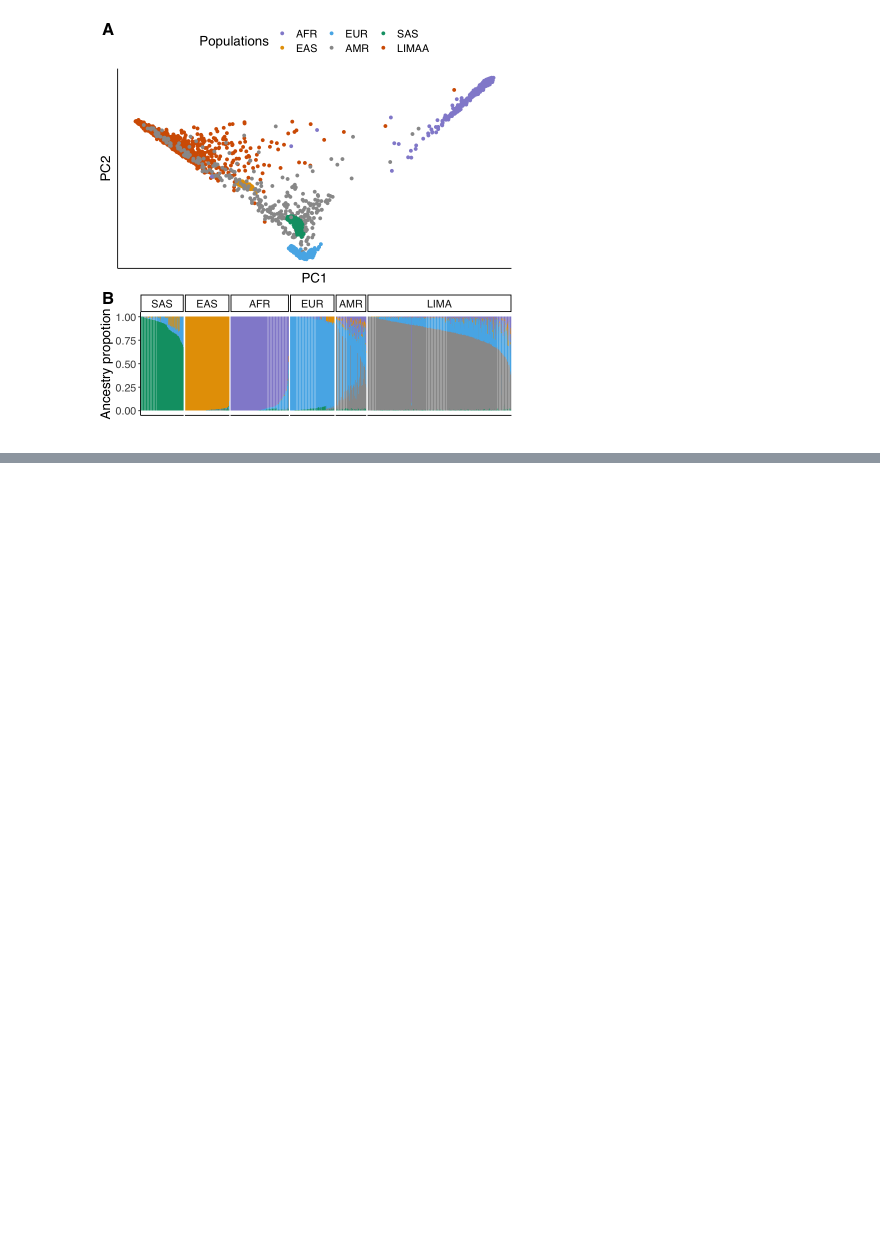
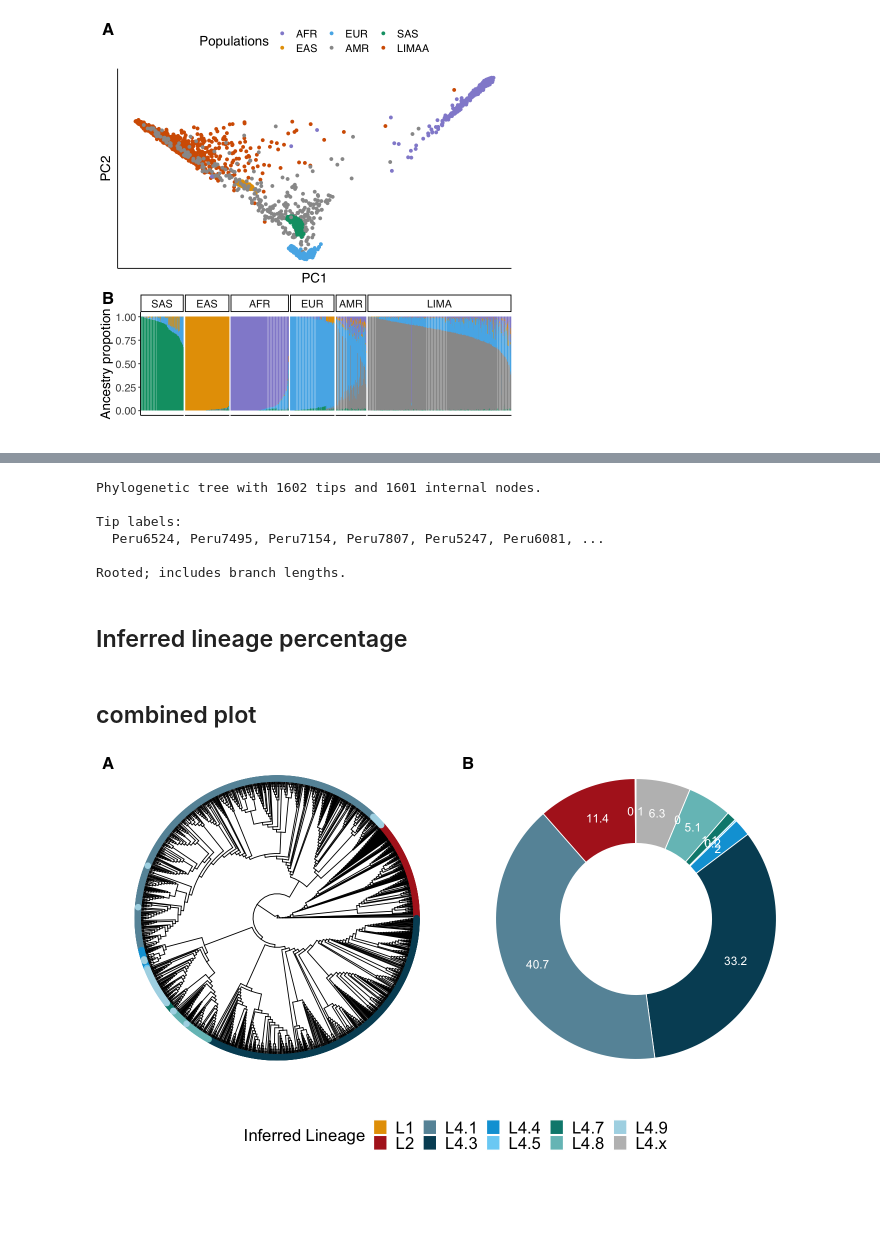
Before and after one commit to yang-luo-lab/TB-g2g, a Jupyter notebook: scripts/Supplementary_Figures.ipynb, the cells around one changed output, grey strips where cells are left out. Drawn from its saved outputs; the diff is of its cells as text; code cells hidden in the pictures; blank space fills up the shorter version.

Commit message:
Mtb lineage distrubiton

```diff
--- a/scripts/Supplementary_Figures.ipynb
+++ b/scripts/Supplementary_Figures.ipynb
@@ -389,0 +392,5 @@ ggplot("../figures/SF9_human_pop_structure.pdf",width=9,height=10)
+# %%
+Mytree <- read.tree("../data/all_tree.tre")
+
+## read the sampling information data set
+info_all <- read.table("../data/g2g_info_with_geno.txt",h=T)
@@ -389,0 +417,66 @@ ggplot("../figures/SF9_human_pop_structure.pdf",width=9,height=10)
+# %%
+# basic tree with lineage info
+tip <- as.character(info$Name)
+Mytree
+cleanTree <- keep.tip(Mytree, tip)
+
+pcirc <- ggtree(cleanTree, branch.length='none',layout="circular")
+p <- pcirc %<+%  info + geom_tippoint(aes(color=final_lineage),size=3) #+ geom_tiplab()
+
+treePlt <- p + scale_color_manual(name="Inferred Lineage",values=lineage_colors) +
+  theme(
+    panel.grid.major = element_blank(),
+    panel.grid.minor = element_blank(),
+    panel.background = element_rect(fill = "transparent",colour = NA),
+    plot.background = element_rect(fill = "transparent",colour = NA)
+  ) +
+  guides(color = guide_legend(override.aes = list(size = 3)))
+# %% [output]
+Phylogenetic tree with 1602 tips and 1601 internal nodes.
+
+Tip labels:
+  Peru6524, Peru7495, Peru7154, Peru7807, Peru5247, Peru6081, ...
+
+Rooted; includes branch lengths.
+# %% [markdown]
+## Inferred lineage percentage
+# %%
+LineageCount <- data.frame(table(info$final_lineage))
+LineageCount$prop <- round(LineageCount$Freq/nrow(info) * 100,1)
+LineageCount <- LineageCount %>%
+  arrange(desc(Var1)) %>%
+  mutate(lab.ypos = cumsum(prop) - 0.5*prop)
+
+# donut plot
+propPlt <- ggplot(LineageCount, aes(x = 2, y = prop, fill = Var1)) +
+  geom_bar(stat = "identity", color = "white") +
+  coord_polar(theta = "y", start = 0)+
+  geom_text(aes(y = lab.ypos, label = prop), color = "white",size=5)+
+  scale_fill_manual(name="Inferred Lineage",values = lineage_colors) +
+  theme_void()+
+  xlim(0.5, 2.5)
+
+propPlt <- propPlt + theme(legend.text = element_text(size=20),
+                          legend.title = element_text(size=20))
+# %% [markdown]
+## combined plot
+# %%
+
+options(repr.plot.width = 12, repr.plot.height = 8)
+
+# extract a legend that is laid out horizontally
+legend_b <- get_legend(
+  propPlt +
+    guides(color = guide_legend(nrow = 2)) +
+    theme(legend.position = "bottom")
+)
+
+
+ggdraw() +
+  draw_plot(treePlt + theme(legend.position="none"), x = 0, y = 0.2, width = .5, height = .9) +
+  draw_plot(propPlt + theme(legend.position="none"), x = .5, y = 0.2, width = .5, height = .9) +
+  draw_plot(legend_b, x=0.1,y=0.1,width=.8,height=0.2) +
+  draw_plot_label(label = c("A", "B"), size = 20,font="bold",
+                  x = c(0, 0.5), y = c(1, 1))
+# %% [output]
+[figure, added]
```
Also changed, not shown: parts of 4 cells of this notebook, 2 other files.
